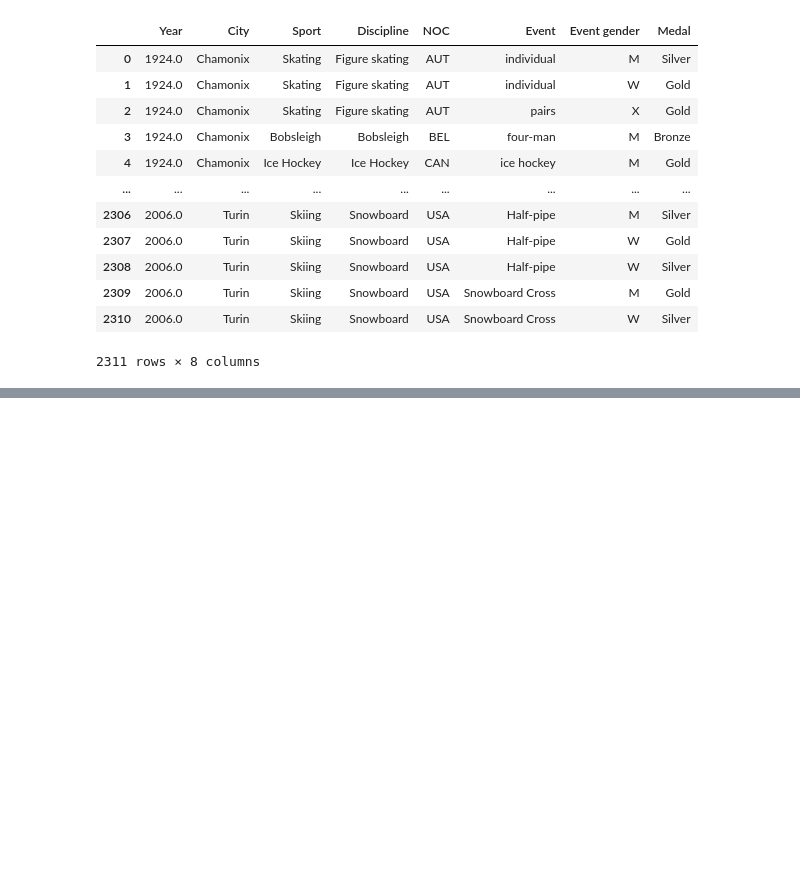
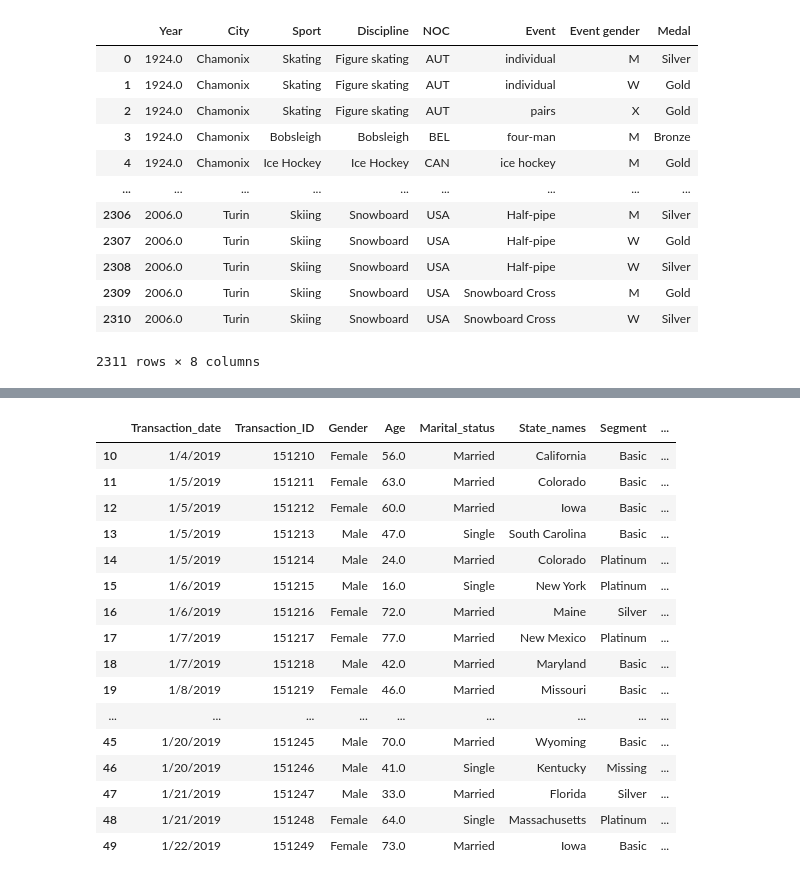
Before and after one commit to Deepakdk06/DA_Batch_by_Manoj_Sir, a Jupyter notebook: Topic2- Pandas.ipynb, the cells around one changed output, grey strips where cells are left out. Drawn from its saved outputs; the diff is of its cells as text; code cells hidden in the pictures; blank space fills up the shorter version.

```diff
--- a/Topic2- Pandas.ipynb
+++ b/Topic2- Pandas.ipynb
@@ -598,0 +964,5 @@ Parser memory cleanup took: 0.00 ms
+# %%
+# Display columns name and data
+
+df= pd.read_csv(r"C:\Users\Administrator.LAB-STUDENT\CLASSES_Templates\DATA ANALYTICS\online_store_customer_data.csv")
+df.columns
@@ -598,0 +997,22 @@ Parser memory cleanup took: 0.00 ms
+# %%
+# Retrieveing a Range of Rows
+
+df[10:50]
+# %% [output]
+|  | Transaction_date | Transaction_ID | Gender | Age | Marital_status | State_names | Segment | ... |
+| 10 | 1/4/2019 | 151210 | Female | 56.0 | Married | California | Basic | ... |
+| 11 | 1/5/2019 | 151211 | Female | 63.0 | Married | Colorado | Basic | ... |
+| 12 | 1/5/2019 | 151212 | Female | 60.0 | Married | Iowa | Basic | ... |
+| 13 | 1/5/2019 | 151213 | Male | 47.0 | Single | South Carolina | Basic | ... |
+| 14 | 1/5/2019 | 151214 | Male | 24.0 | Married | Colorado | Platinum | ... |
+| 15 | 1/6/2019 | 151215 | Male | 16.0 | Single | New York | Platinum | ... |
+| 16 | 1/6/2019 | 151216 | Female | 72.0 | Married | Maine | Silver | ... |
+| 17 | 1/7/2019 | 151217 | Female | 77.0 | Married | New Mexico | Platinum | ... |
+| 18 | 1/7/2019 | 151218 | Male | 42.0 | Married | Maryland | Basic | ... |
+| 19 | 1/8/2019 | 151219 | Female | 46.0 | Married | Missouri | Basic | ... |
+| ... | ... | ... | ... | ... | ... | ... | ... | ... |
+| 45 | 1/20/2019 | 151245 | Male | 70.0 | Married | Wyoming | Basic | ... |
+| 46 | 1/20/2019 | 151246 | Male | 41.0 | Single | Kentucky | Missing | ... |
+| 47 | 1/21/2019 | 151247 | Male | 33.0 | Married | Florida | Silver | ... |
+| 48 | 1/21/2019 | 151248 | Female | 64.0 | Single | Massachusetts | Platinum | ... |
+| 49 | 1/22/2019 | 151249 | Female | 73.0 | Married | Iowa | Basic | ... |
```
Also changed, not shown: parts of 39 cells of this notebook.
